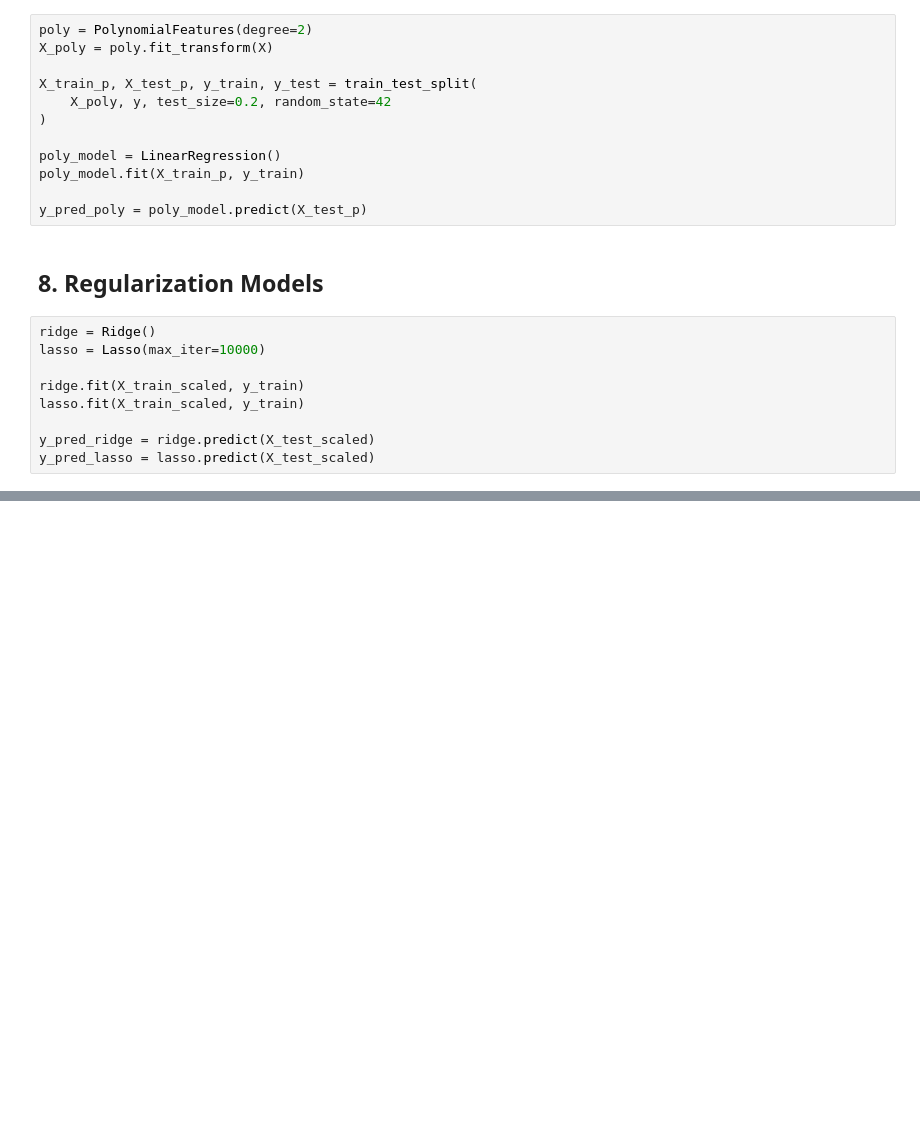
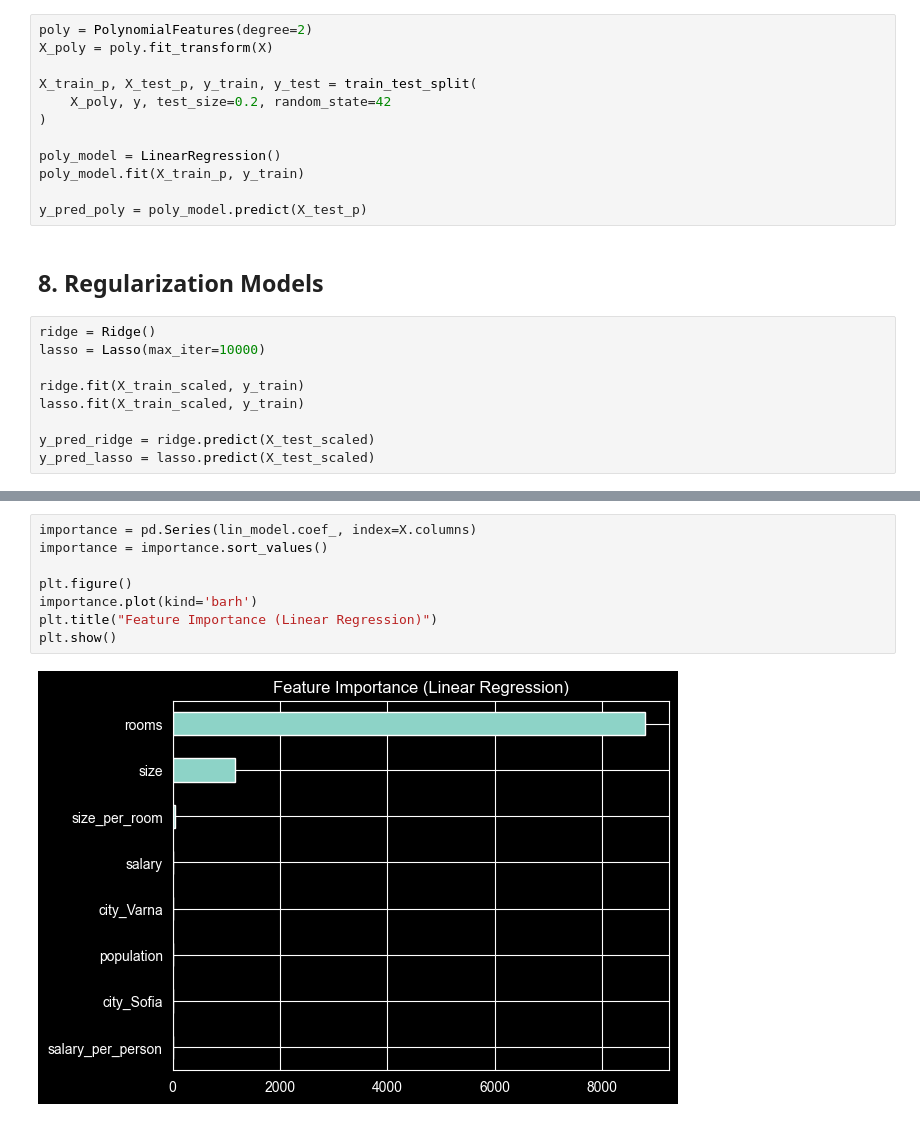
Before and after one commit to Emiliyan88/Real_Estate_Price_Prediction_in_Bulgaria, a Jupyter notebook: Real_Estate_Price_Prediction_in_Bulgaria.ipynb, the cells around one changed output, grey strips where cells are left out. Cells and saved outputs as stored; diff of their text form; blank space fills up the shorter version.

Commit message:
update visualization and analysis

```diff
--- a/Real_Estate_Price_Prediction_in_Bulgaria.ipynb
+++ b/Real_Estate_Price_Prediction_in_Bulgaria.ipynb
@@ -192,0 +259,10 @@ y_pred_lasso = lasso.predict(X_test_scaled)
+# %%
+importance = pd.Series(lin_model.coef_, index=X.columns)
+importance = importance.sort_values()
+
+plt.figure()
+importance.plot(kind='barh')
+plt.title("Feature Importance (Linear Regression)")
+plt.show()
+# %% [output]
+[figure, added]
```
Also changed, not shown: parts of 17 cells of this notebook.
